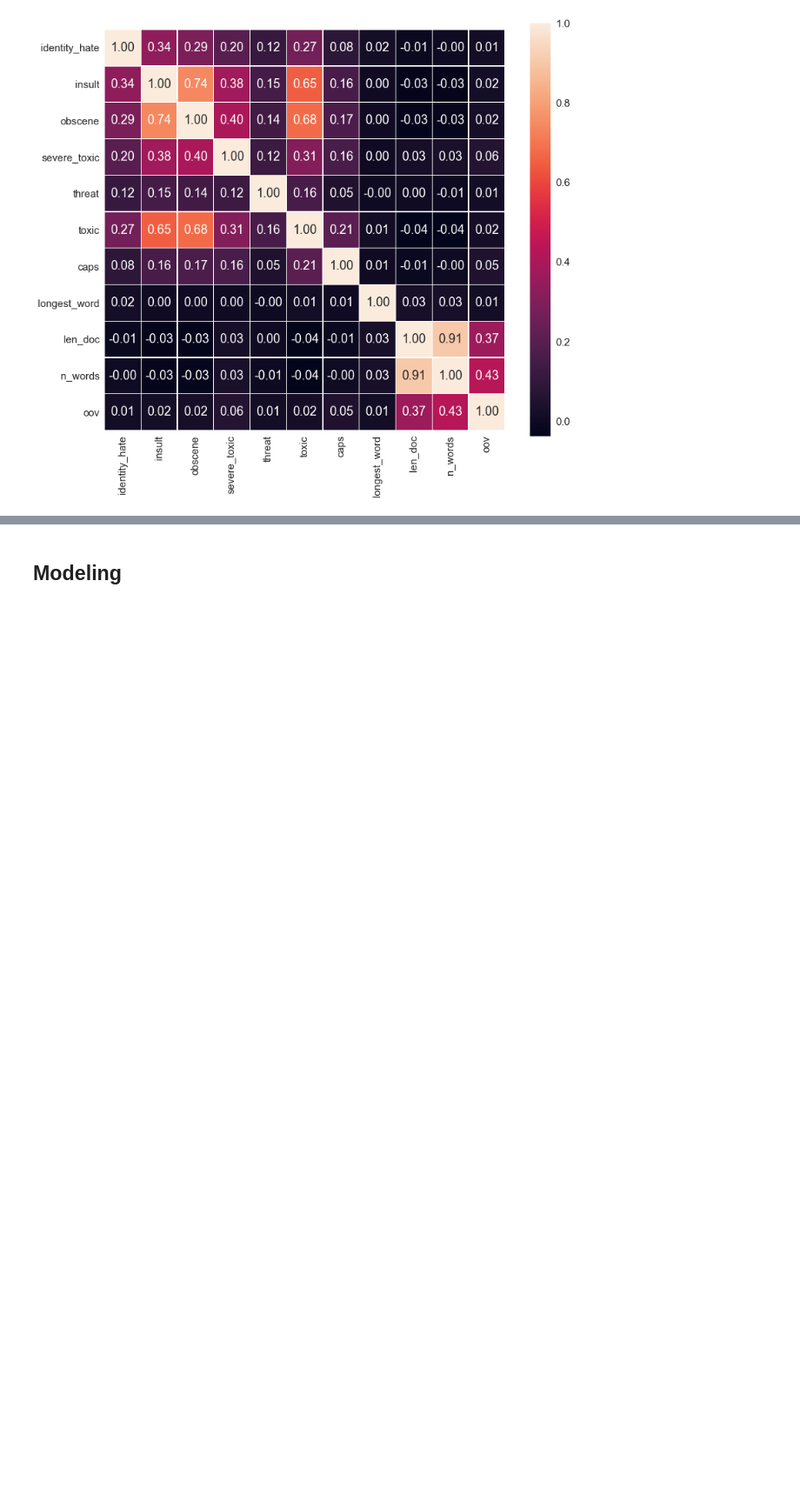
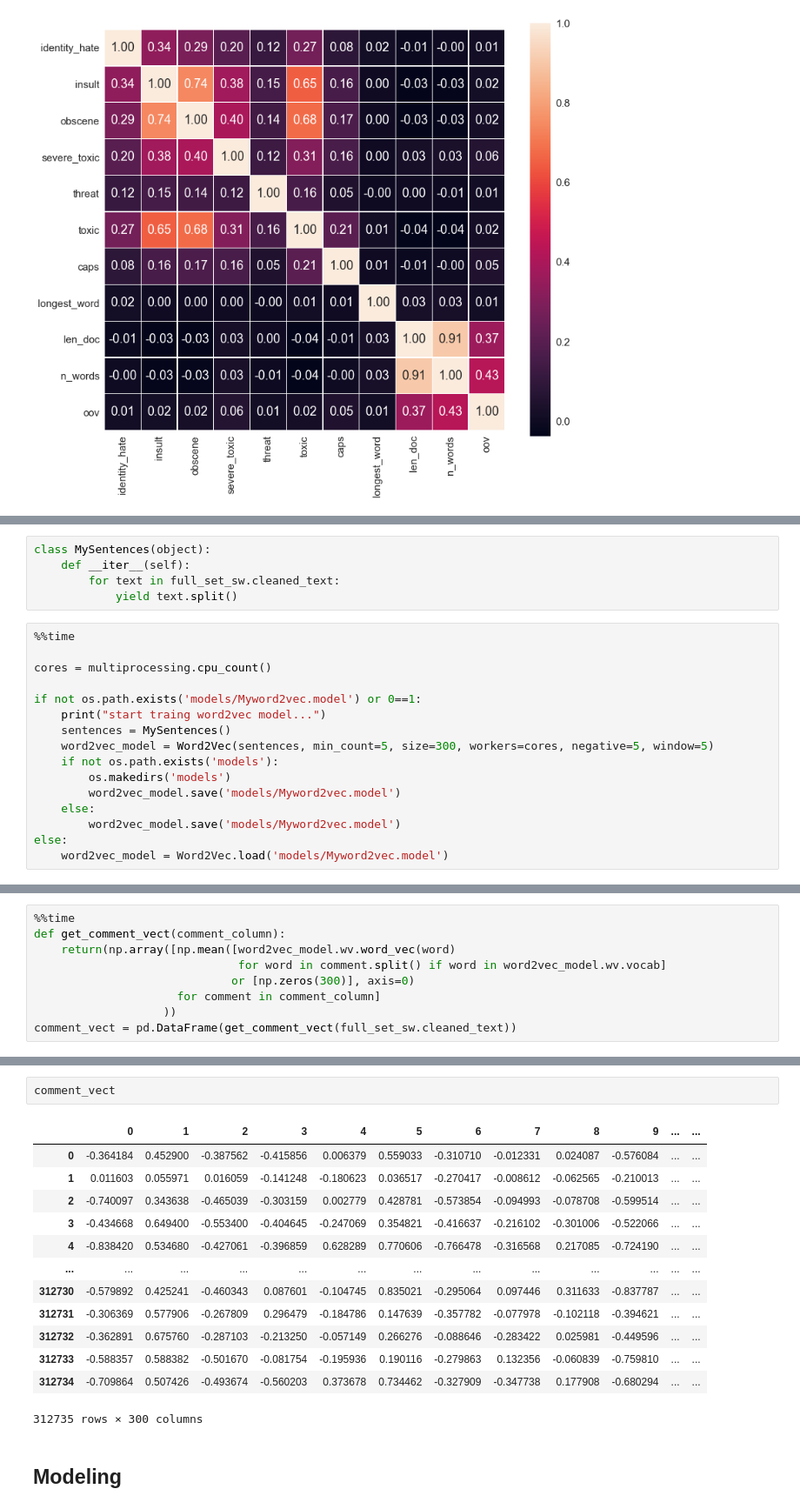
Before and after one commit to liyadi81/toxic-comment-classification, a Jupyter notebook: draft.ipynb, the cells around one changed output, grey strips where cells are left out. Shown at 87% size. Cells and saved outputs as stored; diff of their text form; blank space fills up the shorter version.

```diff
--- a/Toxic_Comment.ipynb
+++ b/draft.ipynb
@@ -461,0 +536,21 @@ plt.show()
+# %%
+class MySentences(object):
+    def __iter__(self):
+        for text in full_set_sw.cleaned_text:
+            yield text.split()
+# %%
+%%time
+
+cores = multiprocessing.cpu_count()
+
+if not os.path.exists('models/Myword2vec.model') or 0==1:
+    print("start traing word2vec model...")
+    sentences = MySentences()
+    word2vec_model = Word2Vec(sentences, min_count=5, size=300, workers=cores, negative=5, window=5)
+    if not os.path.exists('models'):
+        os.makedirs('models')
+        word2vec_model.save('models/Myword2vec.model')
+    else:
+        word2vec_model.save('models/Myword2vec.model')
+else:
+    word2vec_model = Word2Vec.load('models/Myword2vec.model')
@@ -461,0 +597,9 @@ plt.show()
+# %%
+%%time
+def get_comment_vect(comment_column):
+    return(np.array([np.mean([word2vec_model.wv.word_vec(word)
+                              for word in comment.split() if word in word2vec_model.wv.vocab]
+                             or [np.zeros(300)], axis=0)
+                     for comment in comment_column]
+                   ))
+comment_vect = pd.DataFrame(get_comment_vect(full_set_sw.cleaned_text))
@@ -462,3 +608,19 @@ plt.show()
+# %%
+comment_vect
+# %% [output]
+|  | 0 | 1 | 2 | 3 | 4 | 5 | 6 | 7 | 8 | 9 | ... | ... |
+| 0 | -0.364184 | 0.452900 | -0.387562 | -0.415856 | 0.006379 | 0.559033 | -0.310710 | -0.012331 | 0.024087 | -0.576084 | ... | ... |
+| 1 | 0.011603 | 0.055971 | 0.016059 | -0.141248 | -0.180623 | 0.036517 | -0.270417 | -0.008612 | -0.062565 | -0.210013 | ... | ... |
+| 2 | -0.740097 | 0.343638 | -0.465039 | -0.303159 | 0.002779 | 0.428781 | -0.573854 | -0.094993 | -0.078708 | -0.599514 | ... | ... |
+| 3 | -0.434668 | 0.649400 | -0.553400 | -0.404645 | -0.247069 | 0.354821 | -0.416637 | -0.216102 | -0.301006 | -0.522066 | ... | ... |
+| 4 | -0.838420 | 0.534680 | -0.427061 | -0.396859 | 0.628289 | 0.770606 | -0.766478 | -0.316568 | 0.217085 | -0.724190 | ... | ... |
+| ... | ... | ... | ... | ... | ... | ... | ... | ... | ... | ... | ... | ... |
+| 312730 | -0.579892 | 0.425241 | -0.460343 | 0.087601 | -0.104745 | 0.835021 | -0.295064 | 0.097446 | 0.311633 | -0.837787 | ... | ... |
+| 312731 | -0.306369 | 0.577906 | -0.267809 | 0.296479 | -0.184786 | 0.147639 | -0.357782 | -0.077978 | -0.102118 | -0.394621 | ... | ... |
+| 312732 | -0.362891 | 0.675760 | -0.287103 | -0.213250 | -0.057149 | 0.266276 | -0.088646 | -0.283422 | 0.025981 | -0.449596 | ... | ... |
+| 312733 | -0.588357 | 0.588382 | -0.501670 | -0.081754 | -0.195936 | 0.190116 | -0.279863 | 0.132356 | -0.060839 | -0.759810 | ... | ... |
+| 312734 | -0.709864 | 0.507426 | -0.493674 | -0.560203 | 0.373678 | 0.734462 | -0.327909 | -0.347738 | 0.177908 | -0.680294 | ... | ... |
+312735 rows × 300 columns
 # %% [markdown]
 ## Modeling
 # %%
```
Also changed, not shown: parts of 49 cells of this notebook, 6 other files.
